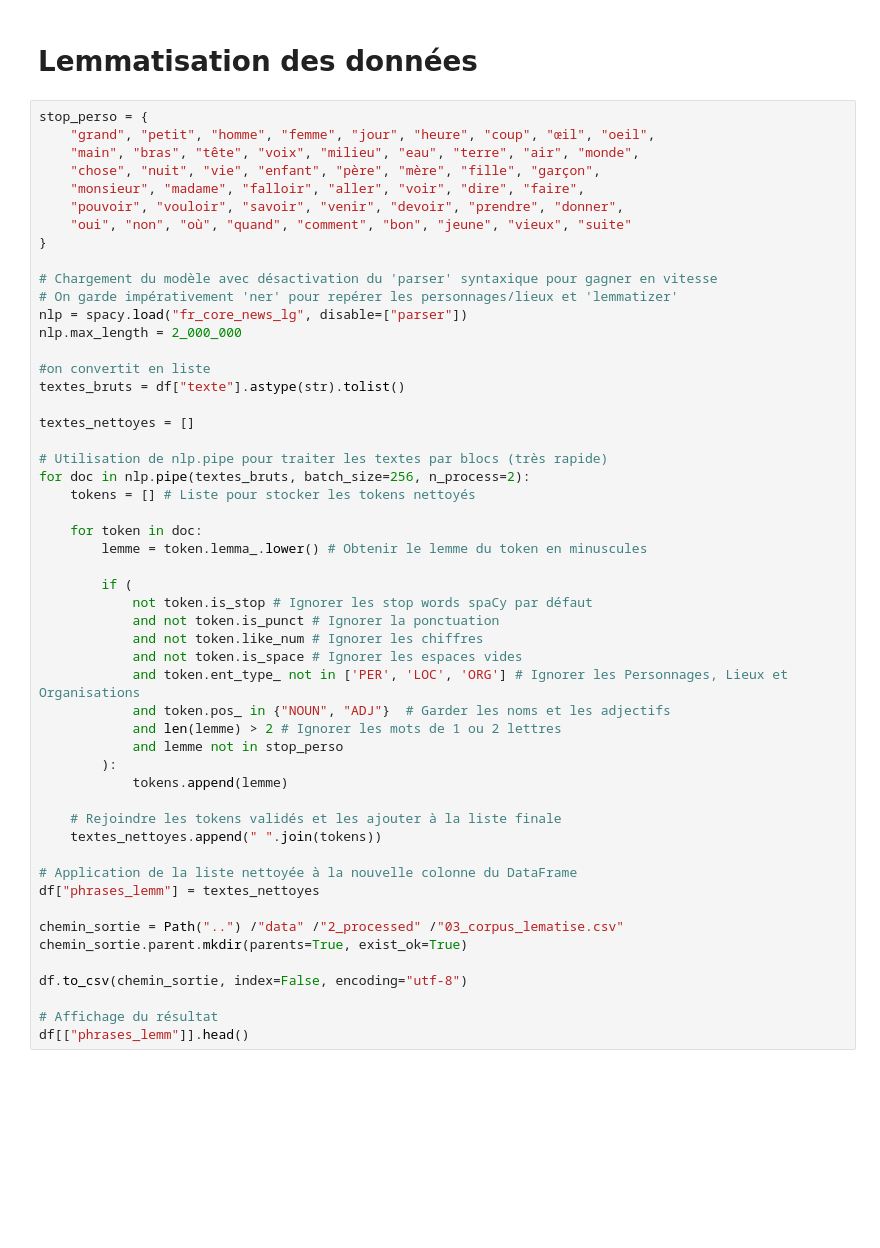
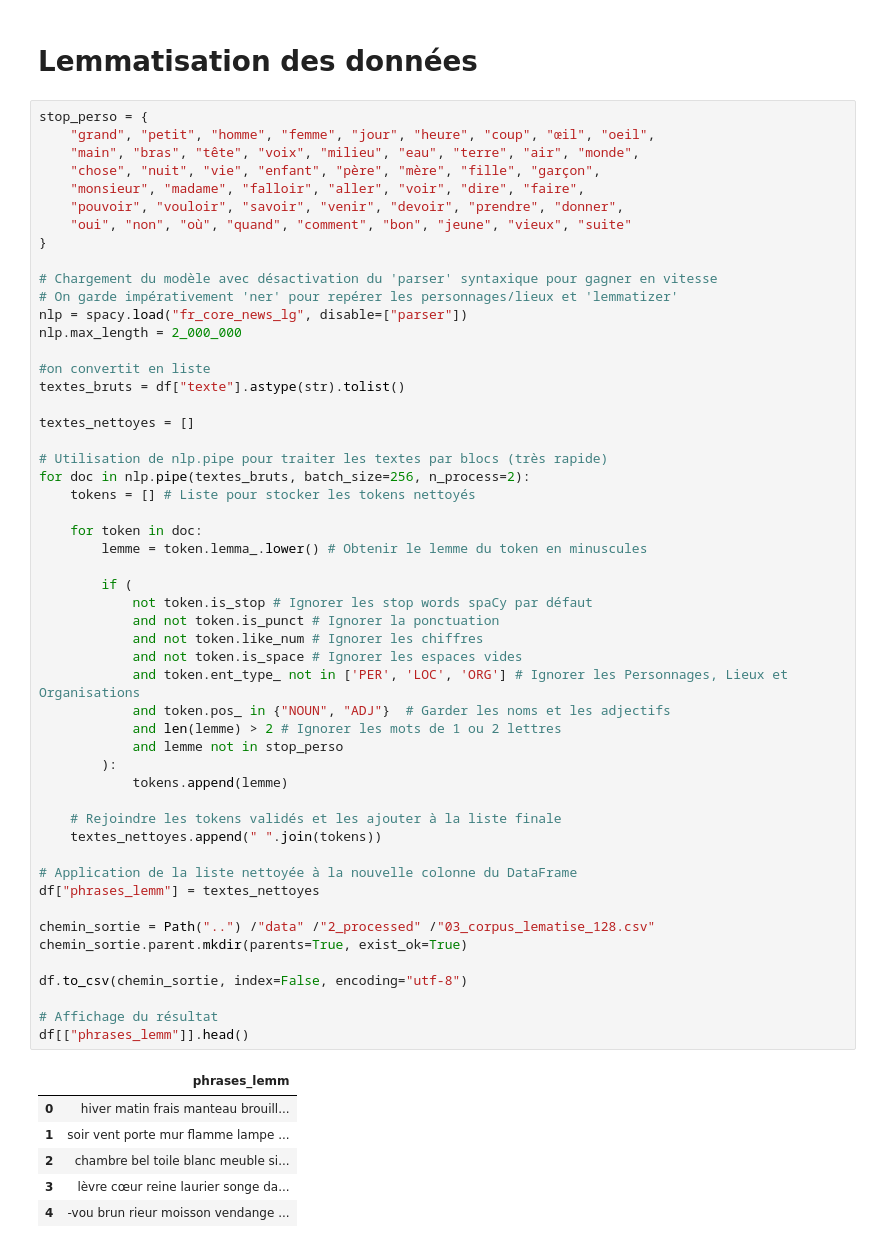
Before and after one commit to MorganRichard25/zola-dtm, a Jupyter notebook: 01_notebooks_préparation/03_preparation_donnees.ipynb, the cells around one changed output. Cells and saved outputs as stored; diff of their text form; blank space fills up the shorter version.

```diff
--- a/01_notebooks_préparation/03_preparation_donnees.ipynb
+++ b/01_notebooks_préparation/03_preparation_donnees.ipynb
@@ -114,31 +114,38 @@ textes_nettoyes = []
 for doc in nlp.pipe(textes_bruts, batch_size=256, n_process=2):
     tokens = [] # Liste pour stocker les tokens nettoyés
 
     for token in doc:
         lemme = token.lemma_.lower() # Obtenir le lemme du token en minuscules
 
         if (
             not token.is_stop # Ignorer les stop words spaCy par défaut
             and not token.is_punct # Ignorer la ponctuation
             and not token.like_num # Ignorer les chiffres
             and not token.is_space # Ignorer les espaces vides
             and token.ent_type_ not in ['PER', 'LOC', 'ORG'] # Ignorer les Personnages, Lieux et Organisations
             and token.pos_ in {"NOUN", "ADJ"}  # Garder les noms et les adjectifs
             and len(lemme) > 2 # Ignorer les mots de 1 ou 2 lettres
             and lemme not in stop_perso
         ):
             tokens.append(lemme)
 
     # Rejoindre les tokens validés et les ajouter à la liste finale
     textes_nettoyes.append(" ".join(tokens))
 
 # Application de la liste nettoyée à la nouvelle colonne du DataFrame
 df["phrases_lemm"] = textes_nettoyes
 
-chemin_sortie = Path("..") /"data" /"2_processed" /"03_corpus_lematise.csv"
+chemin_sortie = Path("..") /"data" /"2_processed" /"03_corpus_lematise_128.csv"
 chemin_sortie.parent.mkdir(parents=True, exist_ok=True)
 
 df.to_csv(chemin_sortie, index=False, encoding="utf-8")
 
 # Affichage du résultat
 df[["phrases_lemm"]].head()
+# %% [output]
+|  | phrases_lemm |
+| 0 | hiver matin frais manteau brouill... |
+| 1 | soir vent porte mur flamme lampe ... |
+| 2 | chambre bel toile blanc meuble si... |
+| 3 | lèvre cœur reine laurier songe da... |
+| 4 | -vou brun rieur moisson vendange ... |
```
Also changed, not shown: parts of 4 cells of this notebook, 9 other files.
